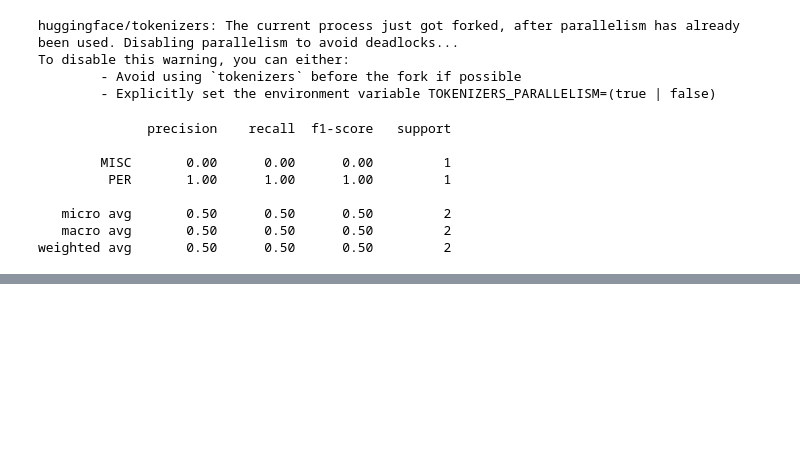
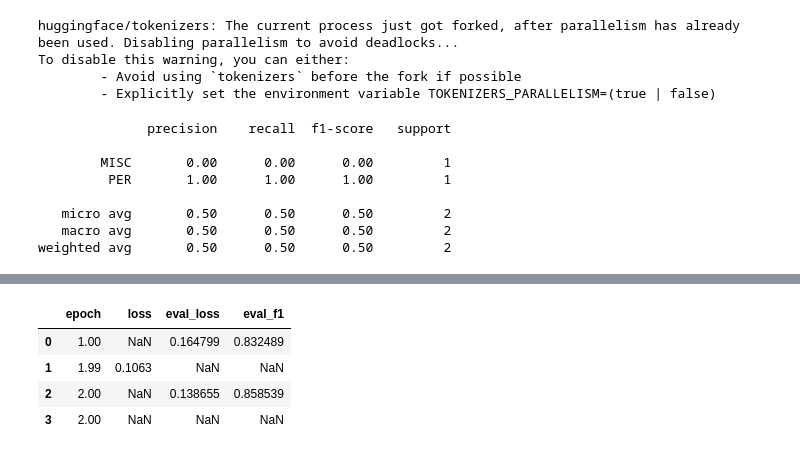
Before and after one commit to TirendazAcademy/Hugging-Face-Tutorials, a Jupyter notebook: Model-Training-for-NER.ipynb, the cells around one changed output, grey strips where cells are left out. Cells and saved outputs as stored; diff of their text form; code cells hidden in the pictures; blank space fills up the shorter version.

```diff
--- a/Model-Training-for-NER.ipynb
+++ b/Model-Training-for-NER.ipynb
@@ -280,0 +343,9 @@ def align_prediction(predictions, label_ids):
+# %%
+df = pd.DataFrame(trainer.state.log_history)[['epoch','loss' ,'eval_loss', 'eval_f1']]
+df
+# %% [output]
+|  | epoch | loss | eval_loss | eval_f1 |
+| 0 | 1.00 | NaN | 0.164799 | 0.832489 |
+| 1 | 1.99 | 0.1063 | NaN | NaN |
+| 2 | 2.00 | NaN | 0.138655 | 0.858539 |
+| 3 | 2.00 | NaN | NaN | NaN |
```
Also changed, not shown: parts of 15 cells of this notebook.
